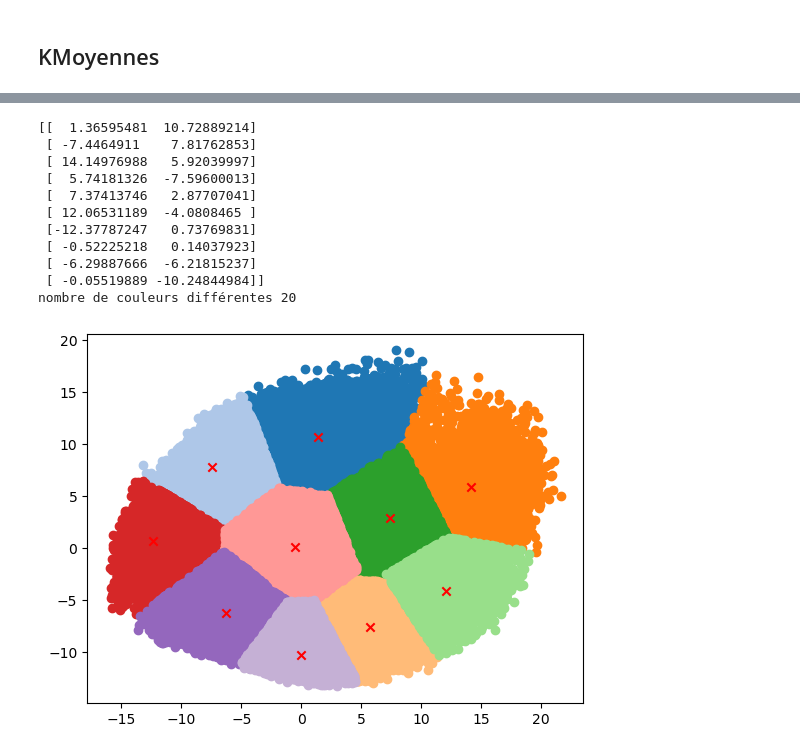
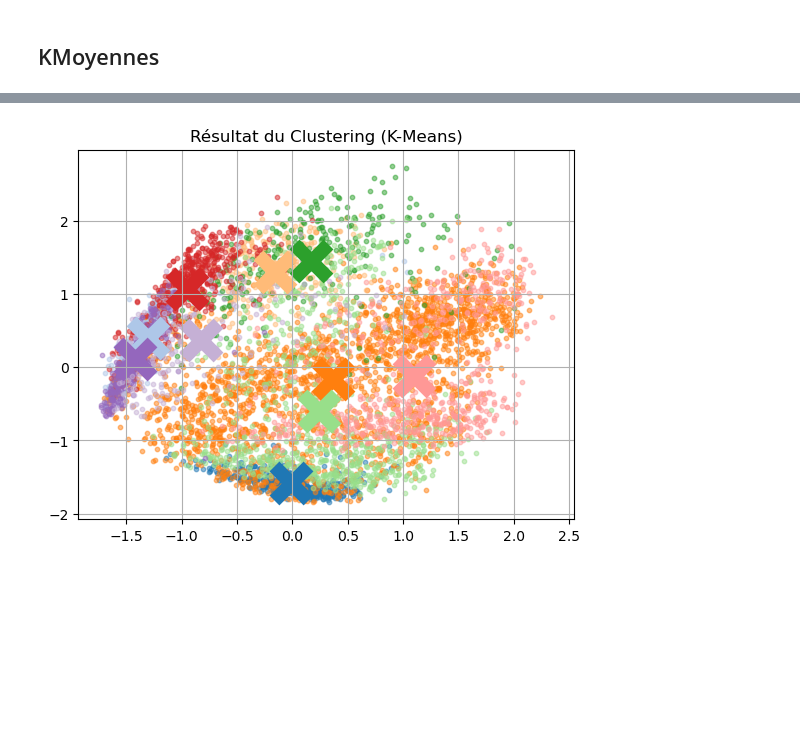
Before and after one commit to JeSuisSurGithub/SDD, a Jupyter notebook: projet/Projet/projet-Parant-Xia.ipynb, the cells around one changed output, grey strips where cells are left out. Cells and saved outputs as stored; diff of their text form; code cells hidden in the pictures; blank space fills up the shorter version.

```diff
--- a/projet/Projet/projet-Parant-Xia.ipynb
+++ b/projet/Projet/projet-Parant-Xia.ipynb
@@ -299,6 +319,6 @@ le classifier KNN est à une "précision" plutôt bonne pour ce qui est de diff
 # %% [markdown]
 ## Validation croisée
 # %%
-classifieur_KNN = cl.ClassifierKNN(dim, 7)
-ev.validation_croisee(classifieur_KNN, (Xm, Ym), 5)
+classifieur_KNN = cl.ClassifierKNN(dim, 3)
+ev.validation_croisee(classifieur_KNN, (Xm38, Ym38), 5)
 # %% [output]
@@ -557,30 +505,16 @@ for i in range(30):
 # %% [markdown]
 ## Arbre numérique
 # %%
-# Lib pour l'affichage de l'arbre
 import graphviz as gv
 
-
-# jeux de données d'entrainement très restreint (sinon trop long de faire l'arbre)
-Xmas, Ymas = ut.getSampleDataset(X, Y, None, None, 6000)
-# 40 elem   -> 4.3s
-# 150       -> 13.4s
-# 600       -> 59.6s
-# 6000      -> 23min -> 0.716 d'accuracy
-
-
-# Initialiation d'un arbre pour le dataset:
-seuilEntropie = 0.07
+seuilEntropie = 0.4
 arbre = cl.ClassifierArbreNumerique(dim, seuilEntropie, [])
 
-# Construction de l'arbre de décision à partir du dataset
-arbre.train(Xmas, Ymas, False)
+arbre.train(Xr, Yma, False)
 
-# Construction de la représentation graphique (affichage)
 graphe_arbre = gv.Digraph(format='png')
 arbre.affiche(graphe_arbre)
 
-# Affichage du graphe obtenu:
-print("Cet arbre possède ",arbre.number_leaves()," feuilles.")
+print("Cet arbre possède ", arbre.number_leaves()," feuilles.")
 graphe_arbre
 # %% [output]
@@ -611,10 +541,10 @@ en gardant notre nombre de pixel
 # %%
-Xmas, Ymas = ut.getSampleDataset(X, Y, None, None, 100)
-veps = np.arange(0, 1+0.101, 0.101)
+veps = np.arange(0.3, 0.8+0.101, 0.101)
 vacc = []
 for eps in veps:
-    arbre2 = cl.ClassifierArbreNumerique(dim ,eps, [])
-    (res_all, res_moy, res_sd) = ev.validation_croisee(arbre2, (Xmas, Ymas), 10)
-    print(f"seuil d'entropie = {eps}           accuracy moyenne: {res_moy}           écart type: {res_sd})")
+    arbre2 = cl.ClassifierArbreNumerique(ndim ,eps, [])
+    arbre2.train(Xr, Yma)
+    res_moy = arbre2.accuracy(XTr,Ytma)
+    print(f"seuil d'entropie = {eps:.3f} accuracy moyenne: {res_moy})")
     vacc.append(res_moy)
 # %% [output]
@@ -635,7 +629,6 @@ seuil d'entropie = 1.01           accuracy moyenne: 0.030000000000000006
 kmeans2 = clust.KMoyennes(K=10)
 print("Instance de KMoyennes :", kmeans2)
 
-df = pd.DataFrame(X_proj, columns=['Col1', 'Col2'])
-les_centres, l_affectation = kmeans2.train(df, 0.05, 100,verbose=True)
+les_centres, l_affectation = kmeans2.train(dfr, 0.05, 100,verbose=True)
 # %% [output]
 Instance de KMoyennes : KMoyennes (K=10, Distance euclidienne)
@@ -658,16 +651,4 @@ iteration n°53 : Inertie = 619159.3682942532 Difference =  0.007485187612473965
 # %%
-print(les_centres)
-clust.affiche_resultat(df,les_centres,l_affectation)
+clust.affiche_resultat(dfr,les_centres,l_affectation)
 # %% [output]
-[[  1.36595481  10.72889214]
- [ -7.4464911    7.81762853]
- [ 14.14976988   5.92039997]
- [  5.74181326  -7.59600013]
- [  7.37413746   2.87707041]
- [ 12.06531189  -4.0808465 ]
- [-12.37787247   0.73769831]
- [ -0.52225218   0.14037923]
- [ -6.29887666  -6.21815237]
- [ -0.05519889 -10.24844984]]
-nombre de couleurs différentes 20
-[figure, old version]
+[figure, new version]
```
Also changed, not shown: parts of 40 cells of this notebook, 3 other files.
